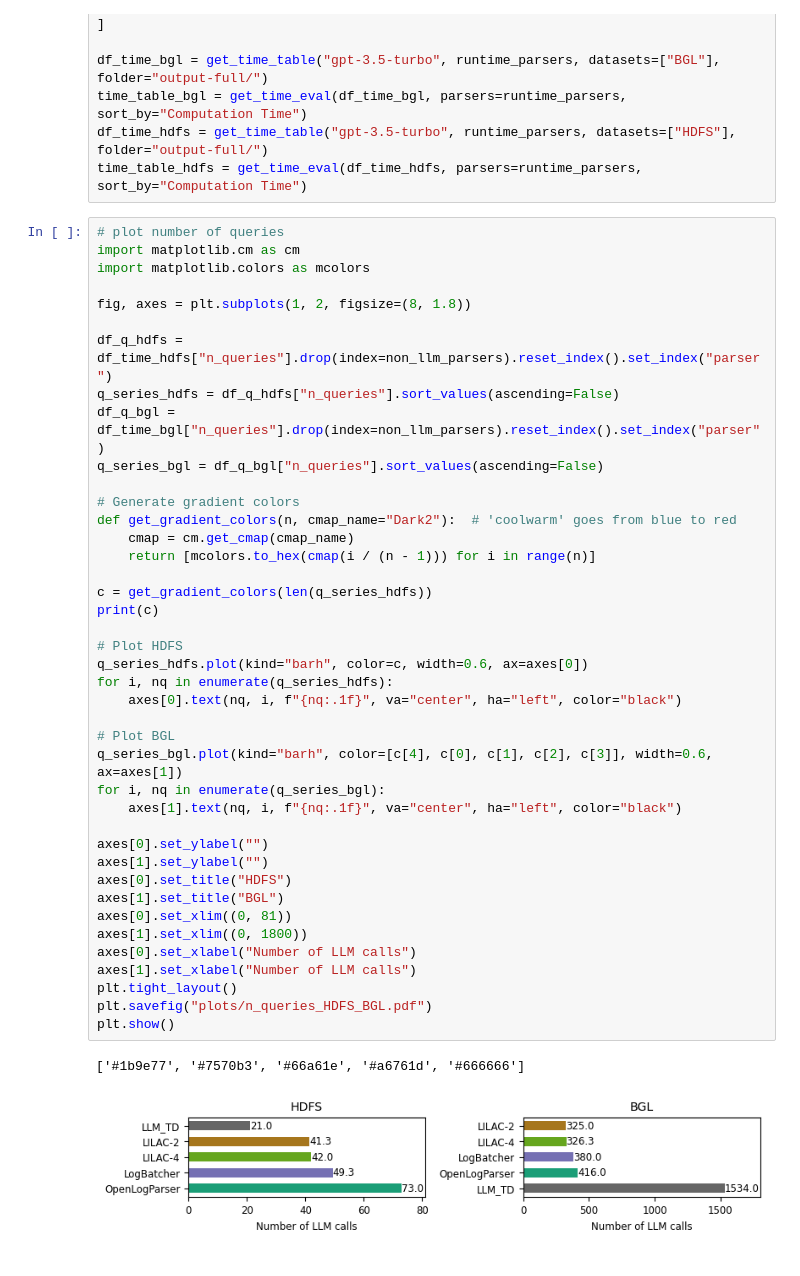
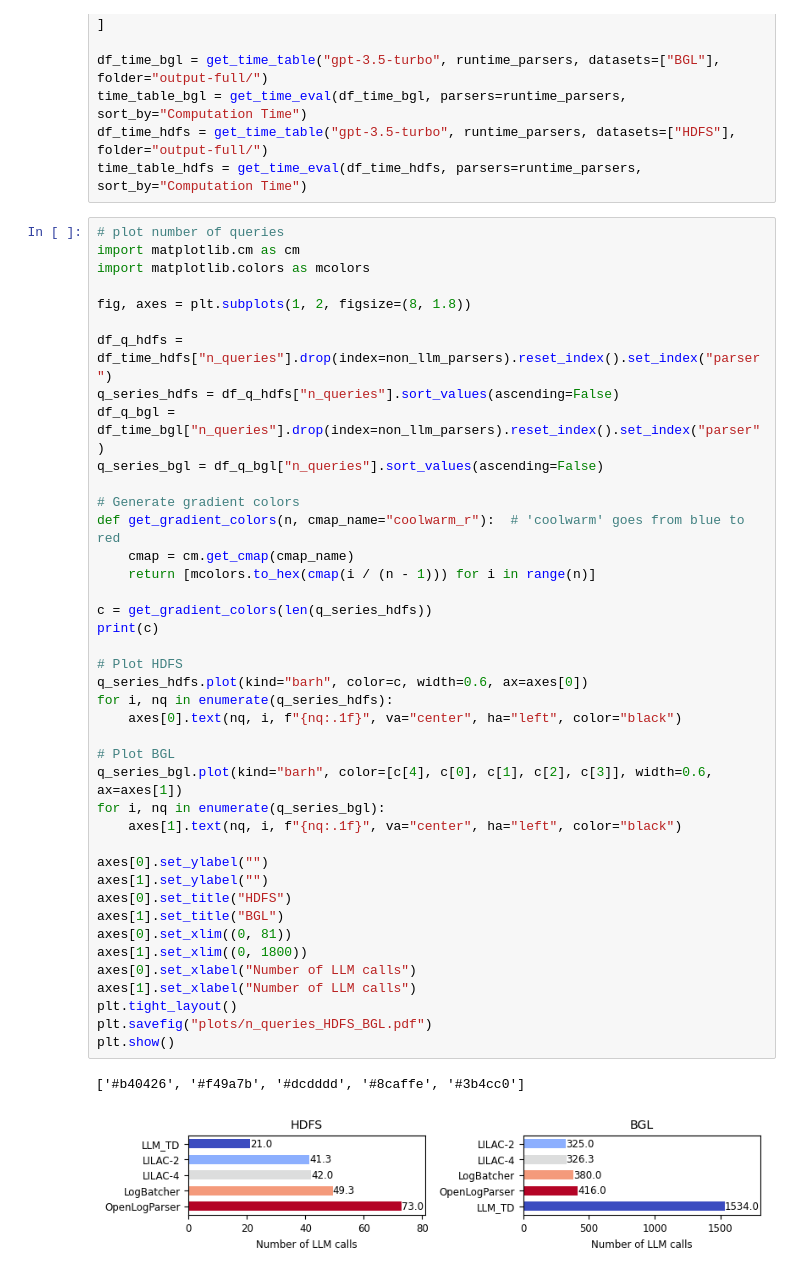
Before and after one commit to ait-aecid/LLM-log-parsing, a Jupyter notebook: run_evaluation.ipynb, the cells around one changed output. Saved outputs shown, nothing was run; the diff lists cells and outputs as text.

```diff
--- a/run_evaluation.ipynb
+++ b/run_evaluation.ipynb
@@ -356,37 +371,37 @@ df_q_bgl = df_time_bgl["n_queries"].drop(index=non_llm_parsers).reset_index().se
 q_series_bgl = df_q_bgl["n_queries"].sort_values(ascending=False)
 
 # Generate gradient colors
-def get_gradient_colors(n, cmap_name="Dark2"):  # 'coolwarm' goes from blue to red
+def get_gradient_colors(n, cmap_name="coolwarm_r"):  # 'coolwarm' goes from blue to red
     cmap = cm.get_cmap(cmap_name)
     return [mcolors.to_hex(cmap(i / (n - 1))) for i in range(n)]
 
 c = get_gradient_colors(len(q_series_hdfs))
 print(c)
 
 # Plot HDFS
 q_series_hdfs.plot(kind="barh", color=c, width=0.6, ax=axes[0])
 for i, nq in enumerate(q_series_hdfs):
     axes[0].text(nq, i, f"{nq:.1f}", va="center", ha="left", color="black")
 
 # Plot BGL
 q_series_bgl.plot(kind="barh", color=[c[4], c[0], c[1], c[2], c[3]], width=0.6, ax=axes[1])
 for i, nq in enumerate(q_series_bgl):
     axes[1].text(nq, i, f"{nq:.1f}", va="center", ha="left", color="black")
 
 axes[0].set_ylabel("")
 axes[1].set_ylabel("")
 axes[0].set_title("HDFS")
 axes[1].set_title("BGL")
 axes[0].set_xlim((0, 81))
 axes[1].set_xlim((0, 1800))
 axes[0].set_xlabel("Number of LLM calls")
 axes[1].set_xlabel("Number of LLM calls")
 plt.tight_layout()
 plt.savefig("plots/n_queries_HDFS_BGL.pdf")
 plt.show()
 # %% [output]
-['#1b9e77', '#7570b3', '#66a61e', '#a6761d', '#666666']
+['#b40426', '#f49a7b', '#dcdddd', '#8caffe', '#3b4cc0']
-[figure, old version]
+[figure, new version]
 # %%
 # plot time evaluation
 import matplotlib.pyplot as plt
```
Also changed, not shown: parts of 8 cells of this notebook, 26 other files.
